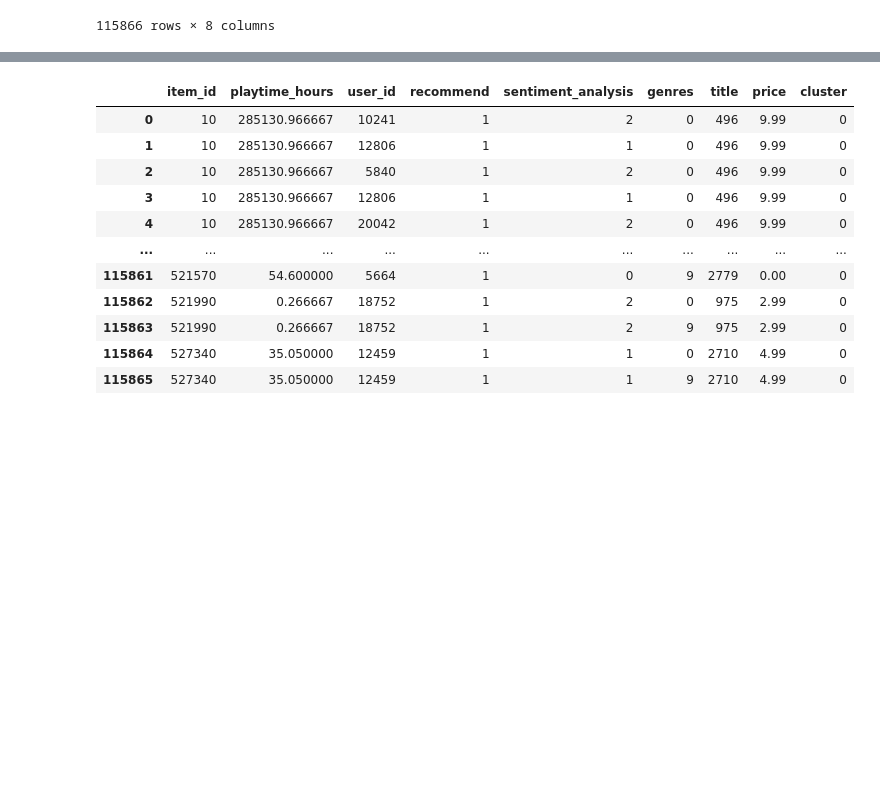
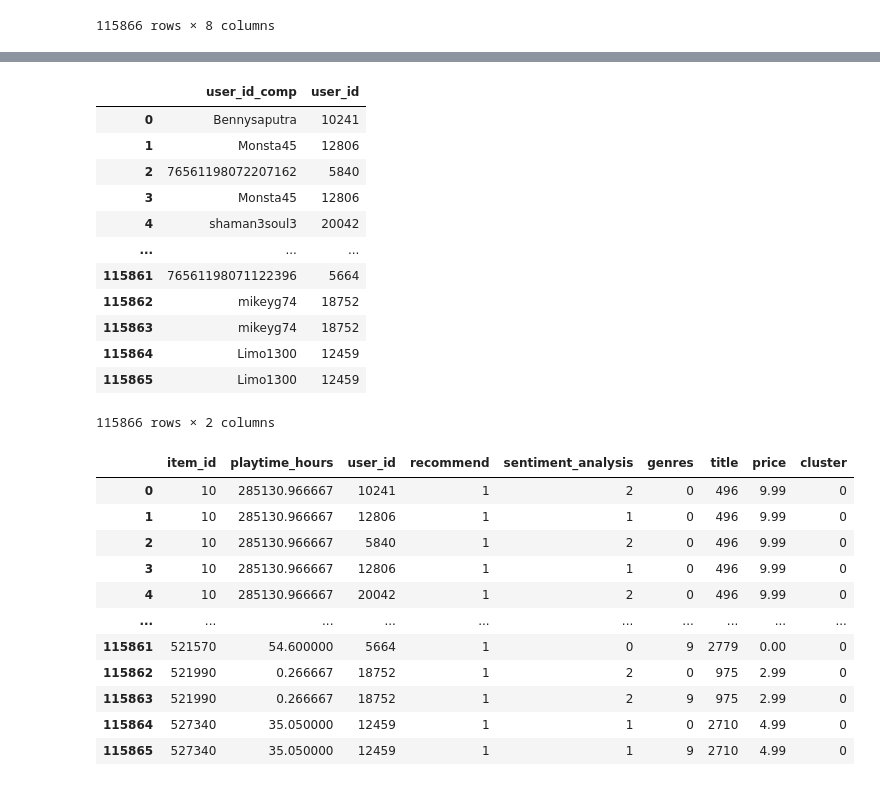
Before and after one commit to Alejo260894/Data-Science-Project-1, a Jupyter notebook: DF_ML.ipynb, the cells around one changed output, grey strips where cells are left out. Saved outputs shown, nothing was run; the diff lists cells and outputs as text; code cells hidden in the pictures; blank space fills up the shorter version.

```diff
--- a/DF_ML.ipynb
+++ b/DF_ML.ipynb
@@ -143,0 +196,20 @@ df_ml['recommend'] = df_ml['recommend'].astype(int)
+# %%
+df_comparacion = df_comparacion.rename(columns={'user_id':'user_id_comp'})
+# %%
+df_comparacion = pd.concat([df_comparacion['user_id_comp'], df_ml['user_id']], axis=1)
+# %%
+df_comparacion
+# %% [output]
+|  | user_id_comp | user_id |
+| 0 | Bennysaputra | 10241 |
+| 1 | Monsta45 | 12806 |
+| 2 | 76561198072207162 | 5840 |
+| 3 | Monsta45 | 12806 |
+| 4 | shaman3soul3 | 20042 |
+| ... | ... | ... |
+| 115861 | 76561198071122396 | 5664 |
+| 115862 | mikeyg74 | 18752 |
+| 115863 | mikeyg74 | 18752 |
+| 115864 | Limo1300 | 12459 |
+| 115865 | Limo1300 | 12459 |
+115866 rows × 2 columns
```
Also changed, not shown: parts of 14 cells of this notebook, 1 other file.
